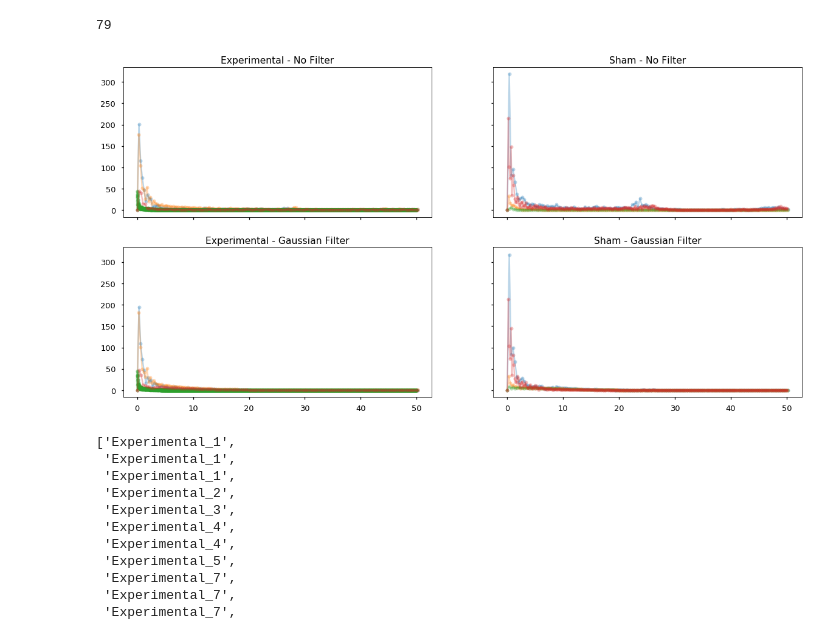
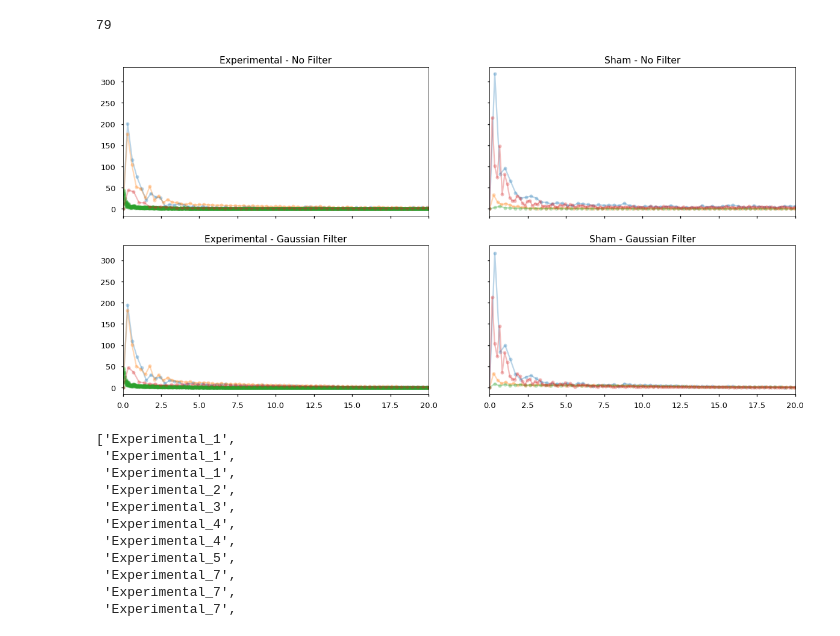
Before and after one commit to itsMahad/MothAbdominalRestriction, a Jupyter notebook: A_Step2_Tortuosity_Data_Loop.ipynb, the cells around one changed output. Cells and saved outputs as stored; diff of their text form; code cells hidden in the pictures.

Commit message:
Update 3/18-2: Figure Parameters
Decreased window size

```diff
--- a/A_Step2_Tortuosity_Data_Loop.ipynb
+++ b/A_Step2_Tortuosity_Data_Loop.ipynb
@@ -85,34 +85,35 @@ for element in csv_list[:8]:
 
         sum_xy = (2.0/Ny * np.abs(ffty[0:Ny//2]) + 2.0/Nx * np.abs(fftx[0:Nx//2]))
         ax[0,0].plot(yf, sum_xy, "-o", ms = 6, alpha = 0.3)
+        ax[0,0].set_xlim(0,20)
         ax[0,0].set_title("Experimental - No Filter")
 
 
         x_gauss, y_gauss = gaussian(x,y)
         xf, Nx, fftx = Tortuosity(x_gauss, time)
         yf, Ny, ffty = Tortuosity(y_gauss, time)
         sum_xy = (2.0/Ny * np.abs(ffty[0:Ny//2]) + 2.0/Nx * np.abs(fftx[0:Nx//2]))
         ax[1,0].plot(yf, sum_xy, "-o", ms = 6, alpha = 0.3)
         ax[1,0].set_title("Experimental - Gaussian Filter")
 
     if element[78:].startswith("Sham"):
 
         sum_xy = (2.0/Ny * np.abs(ffty[0:Ny//2]) + 2.0/Nx * np.abs(fftx[0:Nx//2]))
         ax[0,1].plot(yf, sum_xy, "-o", ms = 6, alpha = 0.3)
         ax[0,1].set_title("Sham - No Filter")
 
         x_gauss, y_gauss = gaussian(x,y)
         xf, Nx, fftx = Tortuosity(x_gauss, time)
         yf, Ny, ffty = Tortuosity(y_gauss, time)
         sum_xy = (2.0/Ny * np.abs(ffty[0:Ny//2]) + 2.0/Nx * np.abs(fftx[0:Nx//2]))
         ax[1,1].plot(yf, sum_xy, "-o", ms = 6, alpha = 0.3)
         ax[1,1].set_title("Sham - Gaussian Filter")
 
 
 plt.savefig(figpath + '//Summated_first8FFTs.png')
 plt.show()
 # %% [output]
-[figure, old version]
+[figure, new version]
 # %%
 name_list_ = []
 for name in name_list:
```
